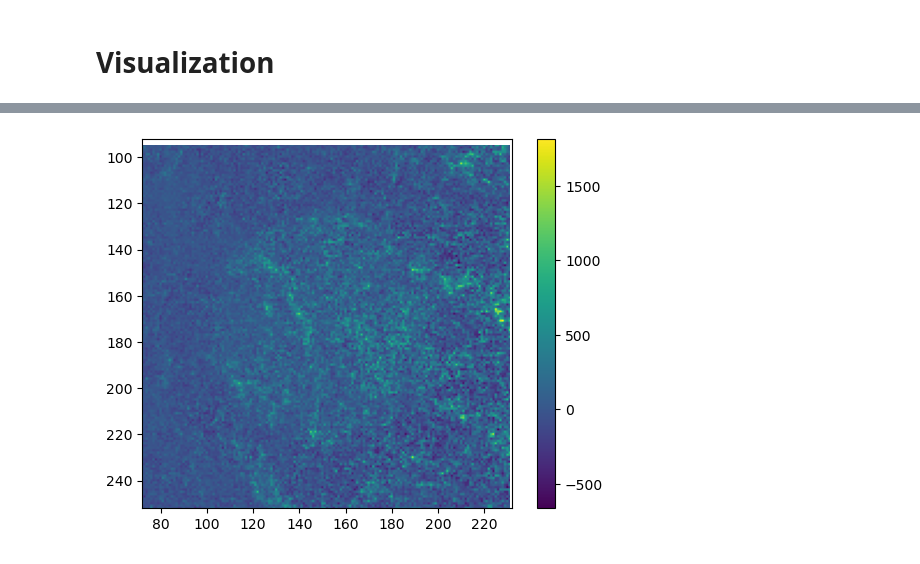
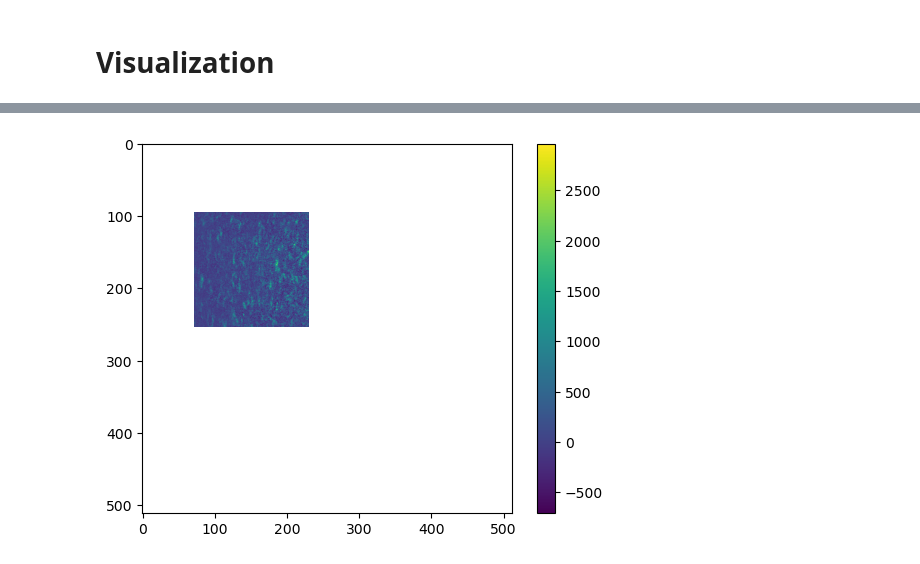
Before and after one commit to ArtMk/lithium, a Jupyter notebook: inSitu.ipynb, the cells around one changed output, grey strips where cells are left out. Saved outputs shown, nothing was run; the diff lists cells and outputs as text; code cells hidden in the pictures.

```diff
--- a/inSitu.ipynb
+++ b/inSitu.ipynb
@@ -10,9 +10,16 @@ import matplotlib.pyplot as plt
 # Data Loading and Definition of Variables
 # %%
 # path to images
-images_set = "B-inSitu_hot_imaging_750"
+# images_set = "B-inSitu_cold_imaging_832"
+# date = "20250226"
 
-path_dir = "Z:/Archiv/2D/Experiment/2025/20250226/Images20250226/" + images_set + "/"
+# images_set = "D-inSitu_imaging_750"
+# date = "20250303"
+
+images_set = "G-inSitu_imaging_832"
+date = "20250303"
+
+path_dir = "Z:/Archiv/2D/Experiment/2025/" + date + "/Images" + date + "/" + images_set + "/"
 path_file = os.listdir(path_dir)
 
 print(len(path_file))
@@ -103,5 +111,5 @@ plt.show()
 # %%
 %%time
 # filter missed shots
-images_fil = la.filter(images_prc, 0)
+images_fil = la.filter(images_prc, 800)
 # %% [output]
@@ -115,5 +211,5 @@ plt.show()
 # %%
 %%time
 # group by loop variables and average over iterations
-images_grp = la.group(images_fil, variables, "i")
+images_grp = group(images_fil, variables, "i", info_sorted["Csat"], info_sorted["Img_Illumination_Time"])
 # %% [output]
@@ -166,17 +275,20 @@ images_grp
 # %%
 plt.imshow(images_grp["atoms_var"].iloc[0] - images_grp["atoms"].iloc[0], cmap = "viridis")
 plt.colorbar()
 
-center = (172, 152)
-h = 80
-w = 80
+# center = (172, 152)
+# h = 80
+# w = 80
 
-plt.xlim(center[1] - w, center[1] + w)
-plt.ylim(center[0] + h, center[0] - h)
+# plt.xlim(center[1] - w, center[1] + w)
+# plt.ylim(center[0] + h, center[0] - h)
+
+# plt.xlim(220, 240)
+# plt.ylim(180, 150)
 
 plt.show()
 # %% [output]
-[figure, old version]
+[figure, new version]
 # %%
 def circ_ring(r, image_sizes, ring_position):
     '''
```
Also changed, not shown: parts of 18 cells of this notebook, 5 other files.
